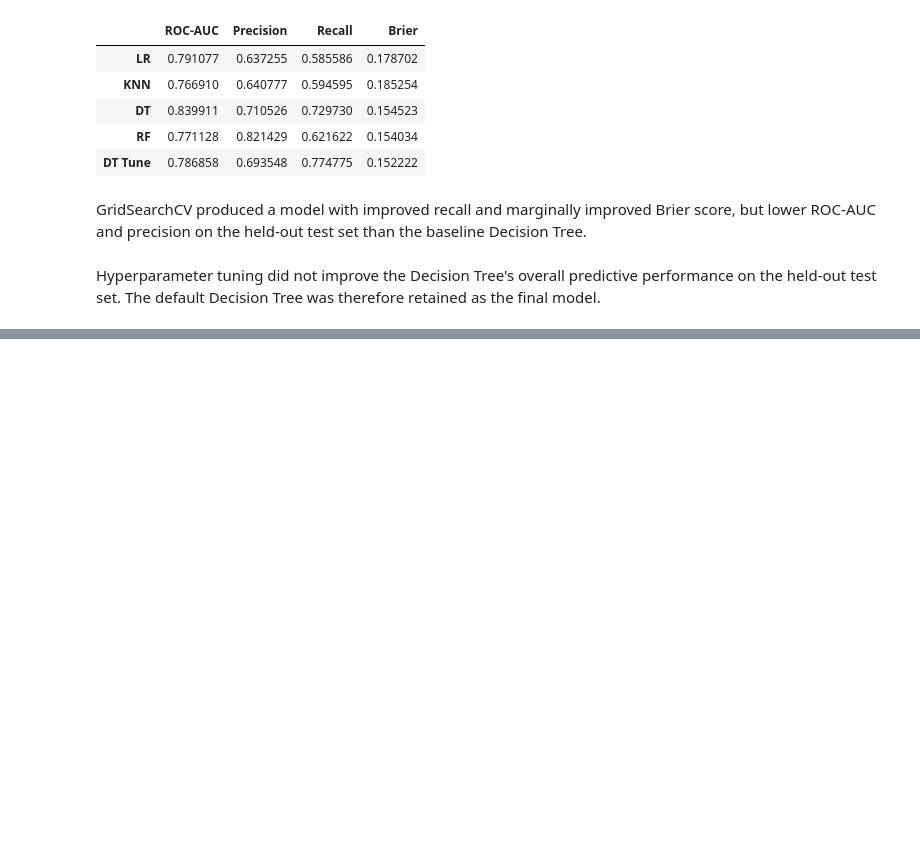
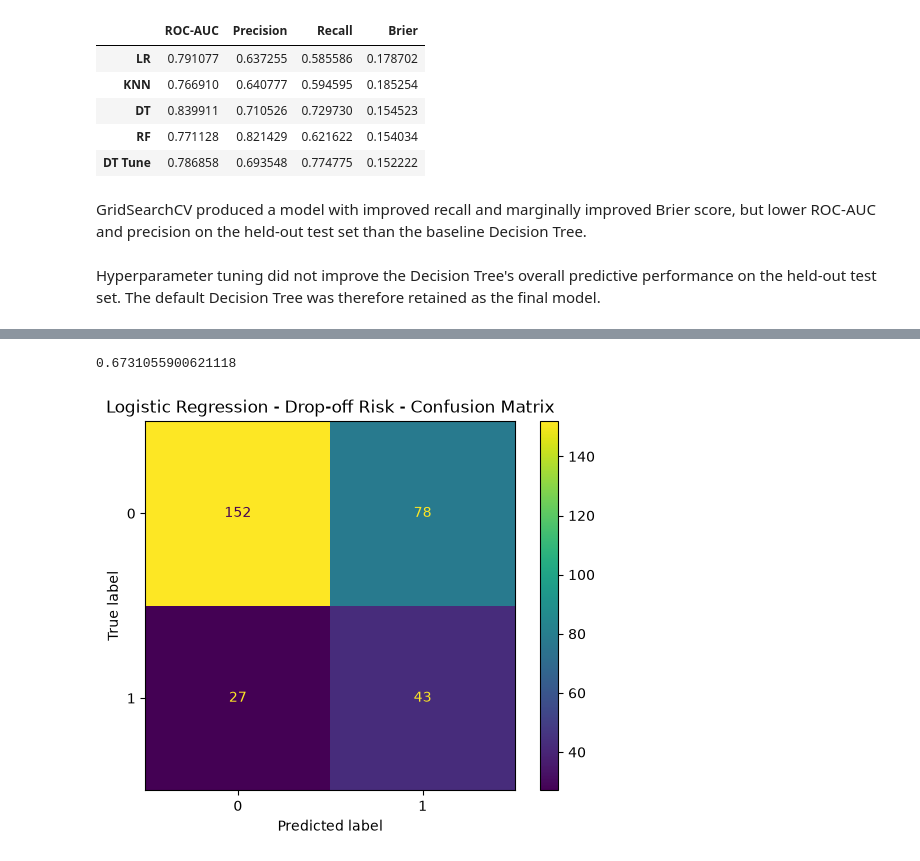
Before and after one commit to ayansuvra/MTE-Analytics-Project, a Jupyter notebook: notebooks/04_modeling_dropoff_and_completion.ipynb, the cells around one changed output, grey strips where cells are left out. Cells and saved outputs as stored; diff of their text form; code cells hidden in the pictures; blank space fills up the shorter version.

Commit message:
Base Model of Drop off Risk

```diff
--- a/notebooks/04_modeling_dropoff_and_completion.ipynb
+++ b/notebooks/04_modeling_dropoff_and_completion.ipynb
@@ -510,0 +536,14 @@ Hyperparameter tuning did not improve the Decision Tree's overall predictive per
+# %%
+lr_pipline = Pipeline([
+    ('preprocessor', preprocessor),
+    ('model', LogisticRegression(
+        max_iter=1000,
+        random_state=149,
+        class_weight='balanced'
+    ))
+])
+
+skfold = StratifiedKFold(n_splits=5, shuffle=True, random_state=149)
+scores = cross_val_score(lr_pipline, X_train, Y_train, cv=skfold, scoring='roc_auc', n_jobs=-1)
+
+print(scores)
@@ -510,0 +552,2 @@ Hyperparameter tuning did not improve the Decision Tree's overall predictive per
+# %%
+lr_pipline.fit(X_train, Y_train)
@@ -510,0 +572,3 @@ Hyperparameter tuning did not improve the Decision Tree's overall predictive per
+# %%
+Y_pred_lr = lr_pipline.predict(X_test)
+Y_prob_lr = lr_pipline.predict_proba(X_test)[:, 1]
@@ -510,0 +586,4 @@ Hyperparameter tuning did not improve the Decision Tree's overall predictive per
+# %%
+roc_auc_score(Y_test, Y_prob_lr)
+# %% [output]
+0.6731055900621118
@@ -510,0 +596,7 @@ Hyperparameter tuning did not improve the Decision Tree's overall predictive per
+# %%
+cm = confusion_matrix(Y_test, Y_pred_lr)
+ConfusionMatrixDisplay(cm).plot()
+plt.title('Logistic Regression - Drop-off Risk - Confusion Matrix')
+plt.show()
+# %% [output]
+[figure, added]
```
Also changed, not shown: parts of 28 cells of this notebook.
